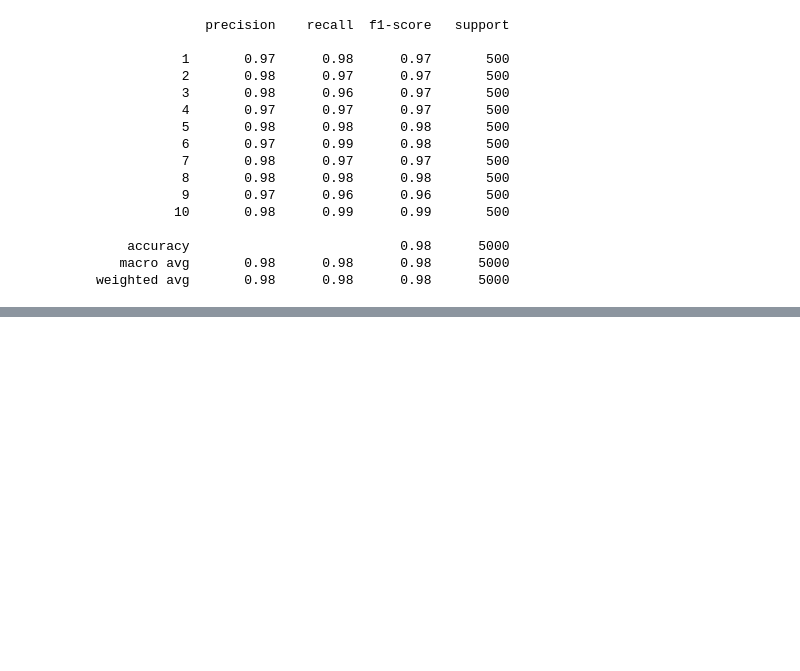
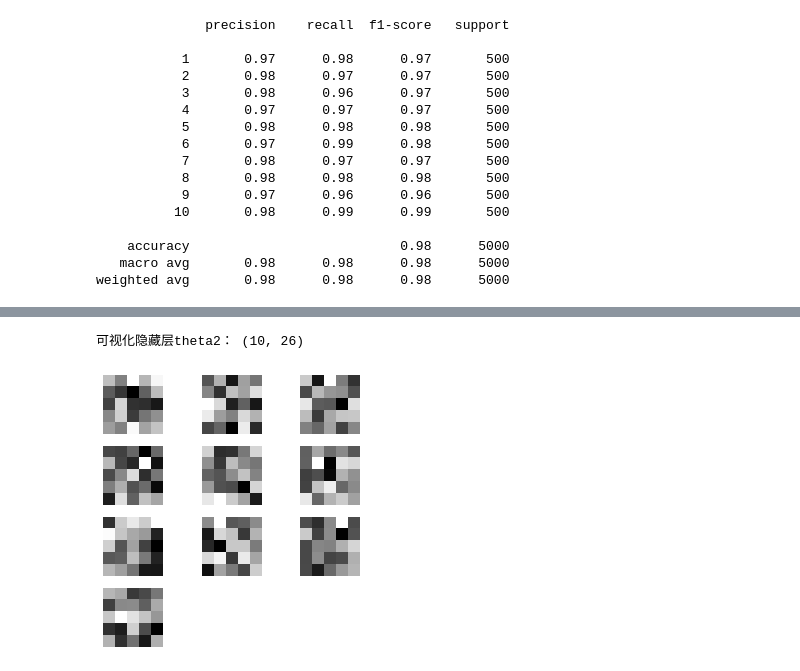
Before and after one commit to KwanWaiPang/draw_figure, a Jupyter notebook: 3.Neural Network/code.ipynb, the cells around one changed output, grey strips where cells are left out. Drawn from its saved outputs; the diff is of its cells as text; code cells hidden in the pictures; blank space fills up the shorter version.

```diff
--- a/3.Neural Network/code.ipynb
+++ b/3.Neural Network/code.ipynb
@@ -95,0 +124,43 @@ weighted avg       0.98      0.98      0.98      5000
+# %%
+
+def plot_hidden_layer2(theta):
+    """
+    Visualize weights for theta with shape (10, 26).
+    theta: (10, 26)
+    """
+    # Remove the bias term (first column), leaving (10, 25)
+    hidden_layer = theta[:, 1:]
+
+    # Assuming we want to visualize each hidden unit as a 5x5 grid
+    num_units = hidden_layer.shape[0]  # Number of hidden units
+    num_features = hidden_layer.shape[1]  # Number of features per unit
+
+    # Reshape each hidden unit's weights into a 5x5 grid
+    grid_size = int(np.sqrt(num_features))  # Assuming the weights can be reshaped into a square grid (5x5)
+
+    # Calculate number of rows and columns for visualization
+    grid_rows = int(np.ceil(np.sqrt(num_units)))  # Rows for visualization grid
+    grid_cols = int(np.ceil(num_units / grid_rows))  # Columns for visualization grid
+
+    # Initialize figure
+    fig, ax_array = plt.subplots(nrows=grid_rows, ncols=grid_cols, sharey=True, sharex=True, figsize=(5, 5))
+
+    # Make ax_array iterable for both 1D or 2D layouts
+    if grid_rows * grid_cols > 1:
+        ax_array = ax_array.flatten()
+
+    for i, ax in enumerate(ax_array):
+        if i < num_units:  # Only plot up to the number of units
+            # Reshape to visualize weights for each hidden unit
+            reshaped_weights = hidden_layer[i].reshape((grid_size, grid_size))  # Reshape to 5x5 (or whatever grid size)
+            ax.matshow(reshaped_weights, cmap=matplotlib.cm.binary)
+        ax.axis('off')  # Turn off axes for all plots
+
+    # plt.show()
+
+print("可视化隐藏层theta2：",theta2.shape)
+plot_hidden_layer2(theta2)
+plt.show()
+# %% [output]
+可视化隐藏层theta2： (10, 26)
+[figure, added]
```
Also changed, not shown: parts of 1 cell of this notebook.
